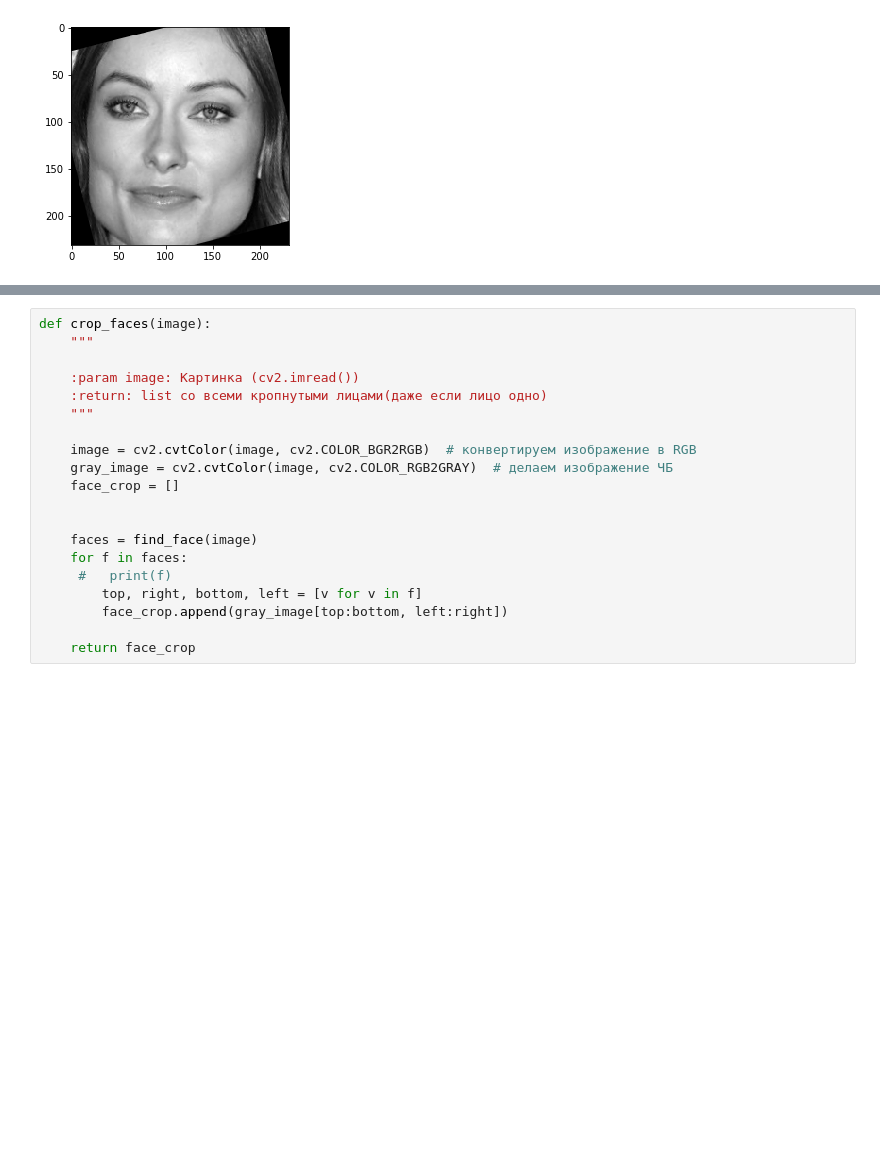
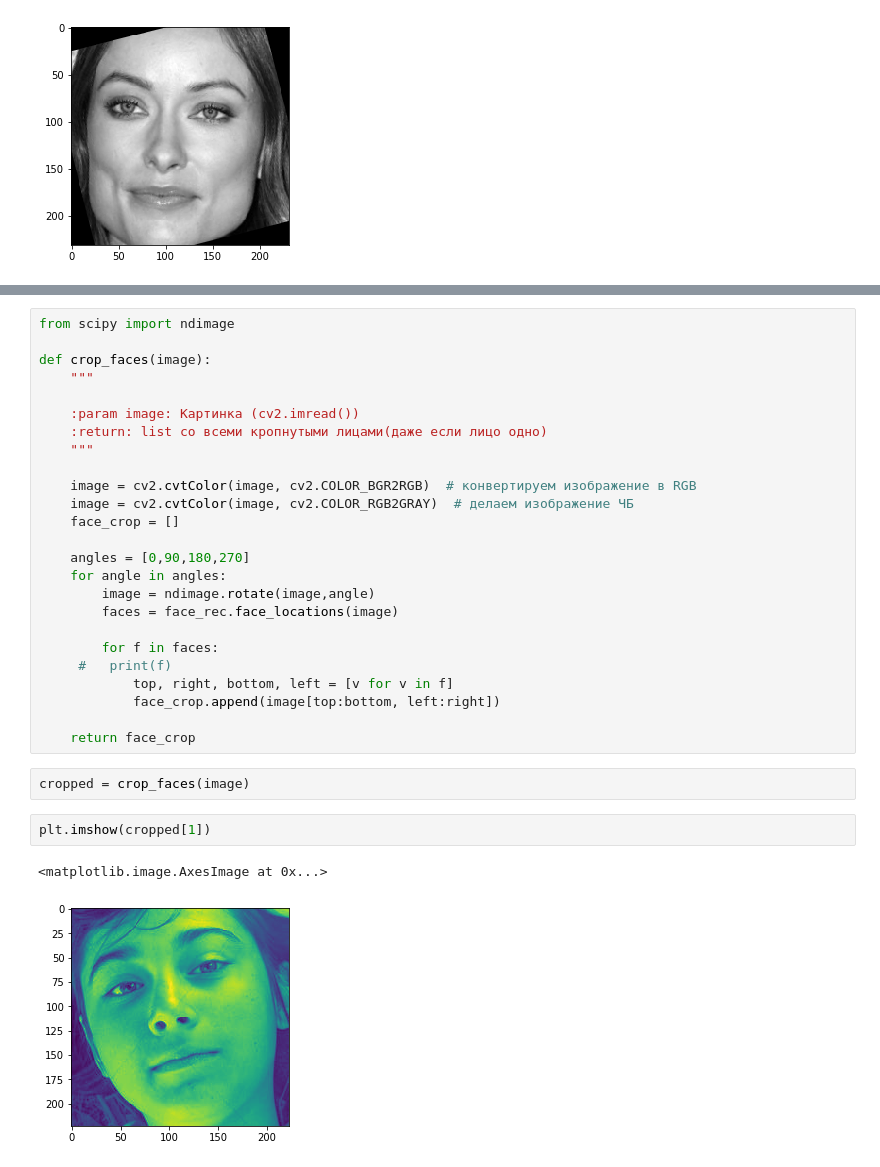
Before and after one commit to poteminr/face_recognition, a Jupyter notebook: face_preproc.ipynb, the cells around one changed output, grey strips where cells are left out. Saved outputs shown, nothing was run; the diff lists cells and outputs as text; blank space fills up the shorter version.

Commit message:
add func find rotated faces

```diff
--- a/face_preproc.ipynb
+++ b/face_preproc.ipynb
@@ -129,4 +64,6 @@ def find_face(image):
 # %%
+from scipy import ndimage
+
 def crop_faces(image):
     """
 
@@ -135,14 +72,24 @@ def crop_faces(image):
     """
 
     image = cv2.cvtColor(image, cv2.COLOR_BGR2RGB)  # конвертируем изображение в RGB
-    gray_image = cv2.cvtColor(image, cv2.COLOR_RGB2GRAY)  # делаем изображение ЧБ
+    image = cv2.cvtColor(image, cv2.COLOR_RGB2GRAY)  # делаем изображение ЧБ
     face_crop = []
 
+    angles = [0,90,180,270]
+    for angle in angles:
+        image = ndimage.rotate(image,angle)
+        faces = face_rec.face_locations(image)
 
-    faces = find_face(image)
-    for f in faces:
+        for f in faces:
      #   print(f)
-        top, right, bottom, left = [v for v in f]
-        face_crop.append(gray_image[top:bottom, left:right])
+            top, right, bottom, left = [v for v in f]
+            face_crop.append(image[top:bottom, left:right])
 
     return face_crop
+# %%
+cropped = crop_faces(image)
+# %%
+plt.imshow(cropped[1])
+# %% [output]
+<matplotlib.image.AxesImage at 0x...>
+[figure, added]
```
Also changed, not shown: parts of 8 cells of this notebook.
